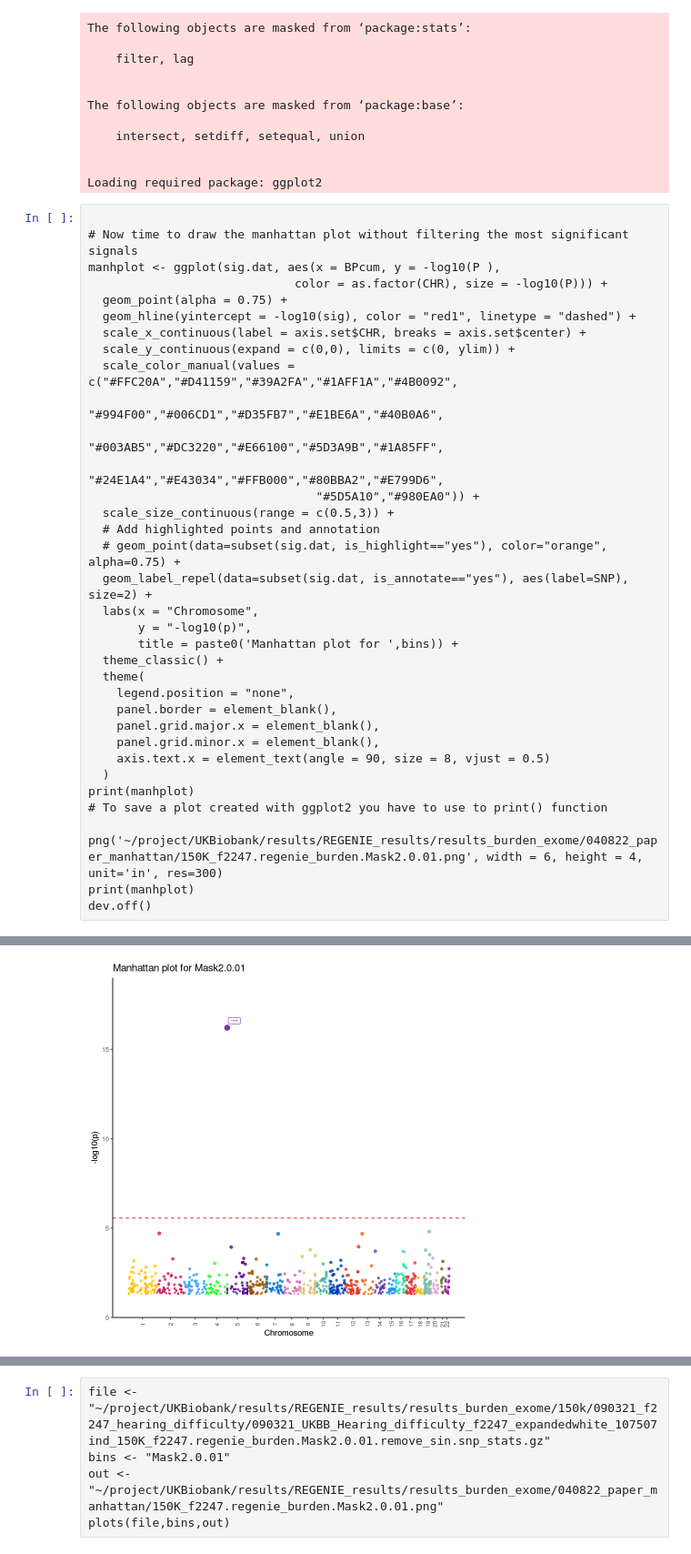
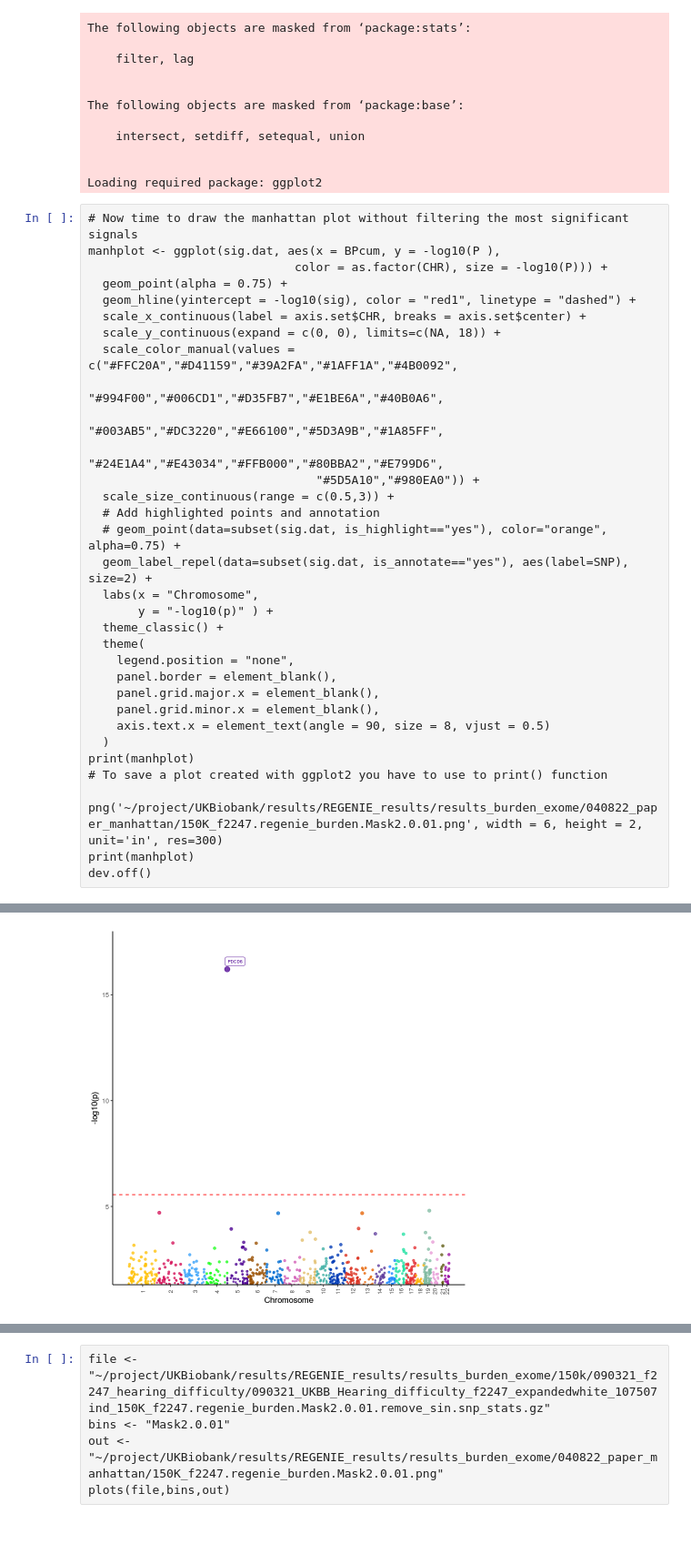
Before and after one commit to statgenetics/UKBB_GWAS_dev, a Jupyter notebook: workflow/rarevarianttable.ipynb, the cells around one changed output, grey strips where cells are left out. Shown at 91% size. Drawn from its saved outputs; the diff is of its cells as text.

```diff
--- a/workflow/rarevarianttable.ipynb
+++ b/workflow/rarevarianttable.ipynb
@@ -5081,44 +5081,42 @@ The following objects are masked from ‘package:base’:
 
 Loading required package: ggplot2
 # %%
-
 # Now time to draw the manhattan plot without filtering the most significant signals
 manhplot <- ggplot(sig.dat, aes(x = BPcum, y = -log10(P ),
                              color = as.factor(CHR), size = -log10(P))) +
   geom_point(alpha = 0.75) +
   geom_hline(yintercept = -log10(sig), color = "red1", linetype = "dashed") +
   scale_x_continuous(label = axis.set$CHR, breaks = axis.set$center) +
-  scale_y_continuous(expand = c(0,0), limits = c(0, ylim)) +
+  scale_y_continuous(expand = c(0, 0), limits=c(NA, 18)) +
   scale_color_manual(values = c("#FFC20A","#D41159","#39A2FA","#1AFF1A","#4B0092",
                                 "#994F00","#006CD1","#D35FB7","#E1BE6A","#40B0A6",
                                 "#003AB5","#DC3220","#E66100","#5D3A9B","#1A85FF",
                                 "#24E1A4","#E43034","#FFB000","#80BBA2","#E799D6",
                                 "#5D5A10","#980EA0")) +
   scale_size_continuous(range = c(0.5,3)) +
   # Add highlighted points and annotation
   # geom_point(data=subset(sig.dat, is_highlight=="yes"), color="orange", alpha=0.75) +
   geom_label_repel(data=subset(sig.dat, is_annotate=="yes"), aes(label=SNP), size=2) +
   labs(x = "Chromosome",
-       y = "-log10(p)",
-       title = paste0('Manhattan plot for ',bins)) +
+       y = "-log10(p)" ) +
   theme_classic() +
   theme(
     legend.position = "none",
     panel.border = element_blank(),
     panel.grid.major.x = element_blank(),
     panel.grid.minor.x = element_blank(),
     axis.text.x = element_text(angle = 90, size = 8, vjust = 0.5)
   )
 print(manhplot)
 # To save a plot created with ggplot2 you have to use to print() function
 
-png('~/project/UKBiobank/results/REGENIE_results/results_burden_exome/040822_paper_manhattan/150K_f2247.regenie_burden.Mask2.0.01.png', width = 6, height = 4, unit='in', res=300)
+png('~/project/UKBiobank/results/REGENIE_results/results_burden_exome/040822_paper_manhattan/150K_f2247.regenie_burden.Mask2.0.01.png', width = 6, height = 2, unit='in', res=300)
 print(manhplot)
 dev.off()
 # %% [output]
 png
   2
-[figure, old version]
+[figure, new version]
 # %%
 library('dplyr')
 library('ggrepel')
```
Also changed, not shown: parts of 10 cells of this notebook, 1 other file.
